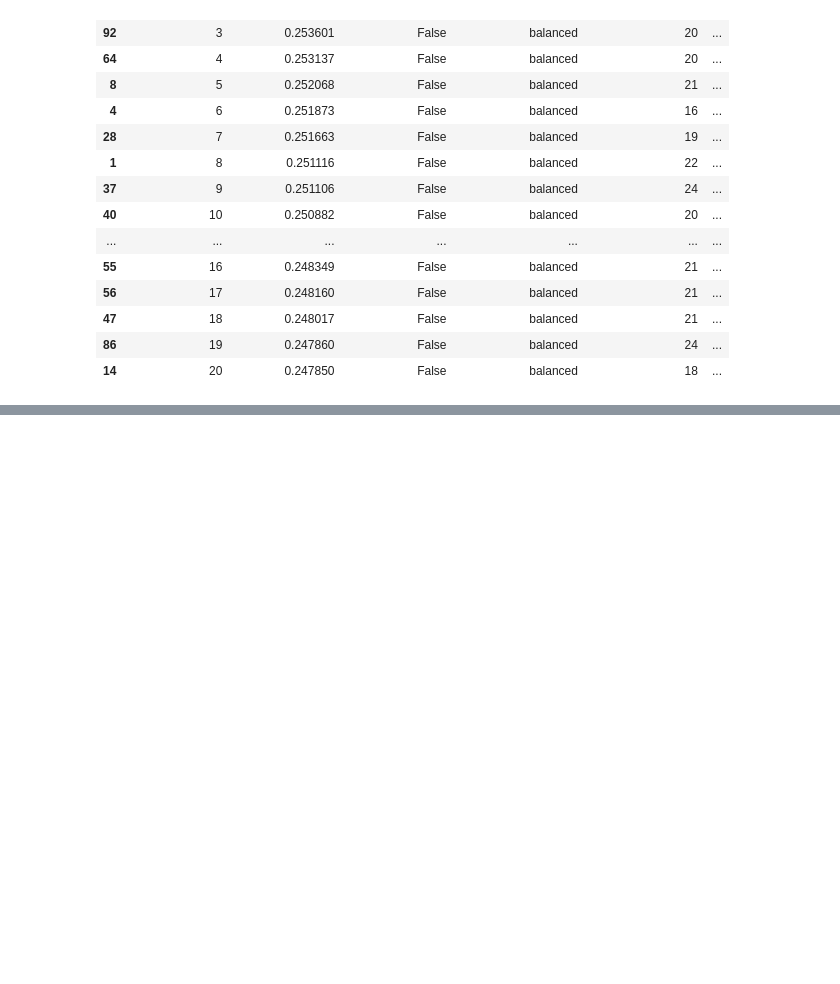
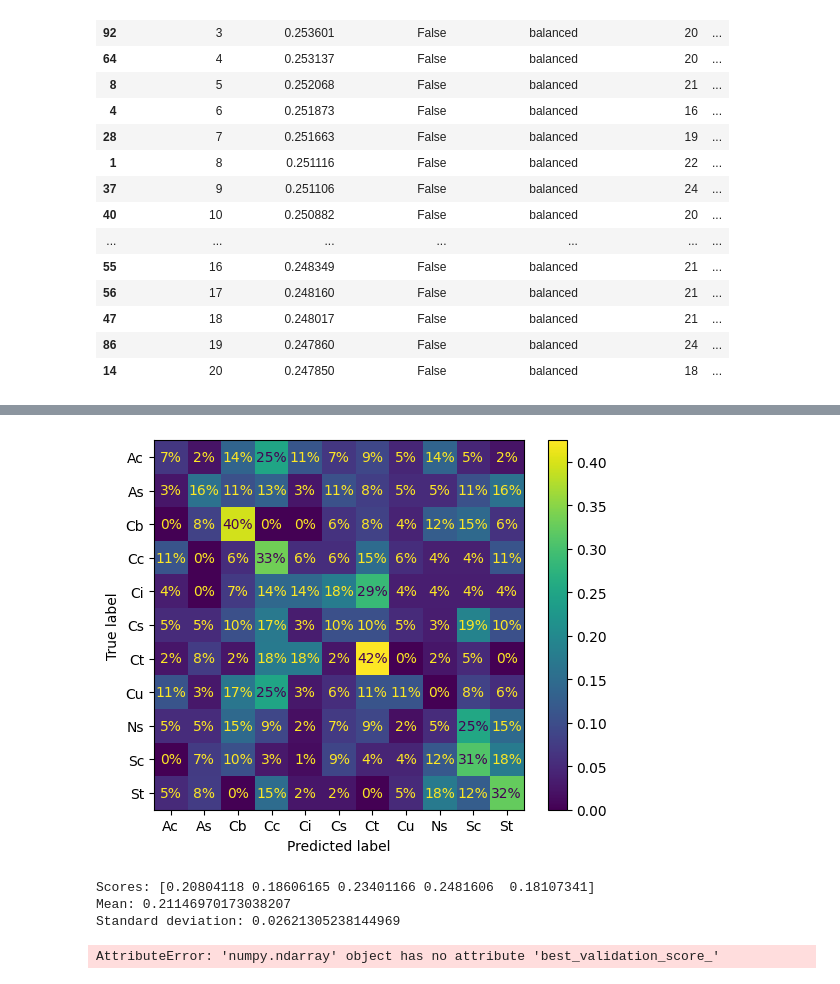
Before and after one commit to LucasNseyep/belle-weder, a Jupyter notebook: notebooks/belle-weder-vision-lab-book/lab-book-2/02_model_fine_tuning.ipynb, the cells around one changed output, grey strips where cells are left out. Cells and saved outputs as stored; diff of their text form; code cells hidden in the pictures; blank space fills up the shorter version.

```diff
--- a/notebooks/belle-weder-vision-lab-book/lab-book-2/02_model_fine_tuning.ipynb
+++ b/notebooks/belle-weder-vision-lab-book/lab-book-2/02_model_fine_tuning.ipynb
@@ -375,0 +397,2 @@ visible_df.sort_values("rank_test_score").head(20)
+# %%
+y_test_pred = cross_val_predict(rf_clf, X_test_flat, y_test, cv=3)
@@ -375,0 +422,16 @@ visible_df.sort_values("rank_test_score").head(20)
+# %%
+from sklearn.metrics import confusion_matrix, ConfusionMatrixDisplay
+import numpy as np
+
+final_model = grid_search.best_estimator_
+
+final_predictions = final_model.predict(X_test_flat)
+
+
+y_test_labels = ordinal_encoder.inverse_transform(y_test)
+y_test_pred_labels = ordinal_encoder.inverse_transform(y_test_pred)
+
+conf_mx = ConfusionMatrixDisplay.from_predictions(y_test_labels, y_test_pred_labels, normalize="true", values_format=".0%", labels=ordinal_encoder.classes_)
+plt.show()
+# %% [output]
+[figure, added]
@@ -375,0 +462,10 @@ visible_df.sort_values("rank_test_score").head(20)
+# %%
+display_scores(scores)
+# %% [output]
+Scores: [0.20804118 0.18606165 0.23401166 0.2481606  0.18107341]
+Mean: 0.21146970173038207
+Standard deviation: 0.02621305238144969
+# %%
+scores.best_validation_score_
+# %% [output]
+AttributeError: 'numpy.ndarray' object has no attribute 'best_validation_score_'
```
Also changed, not shown: parts of 7 cells of this notebook.
